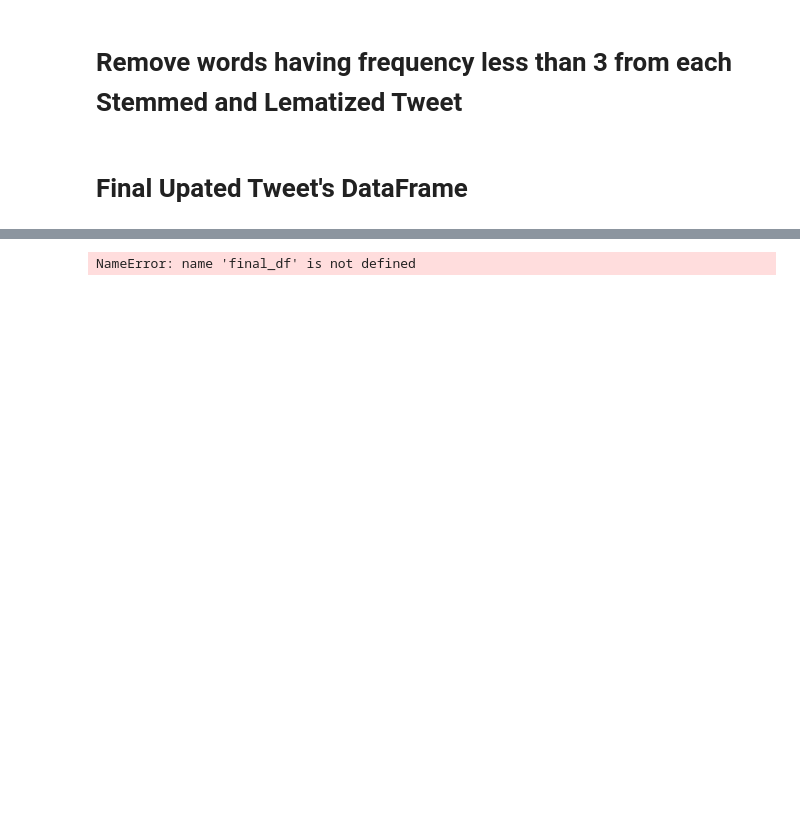
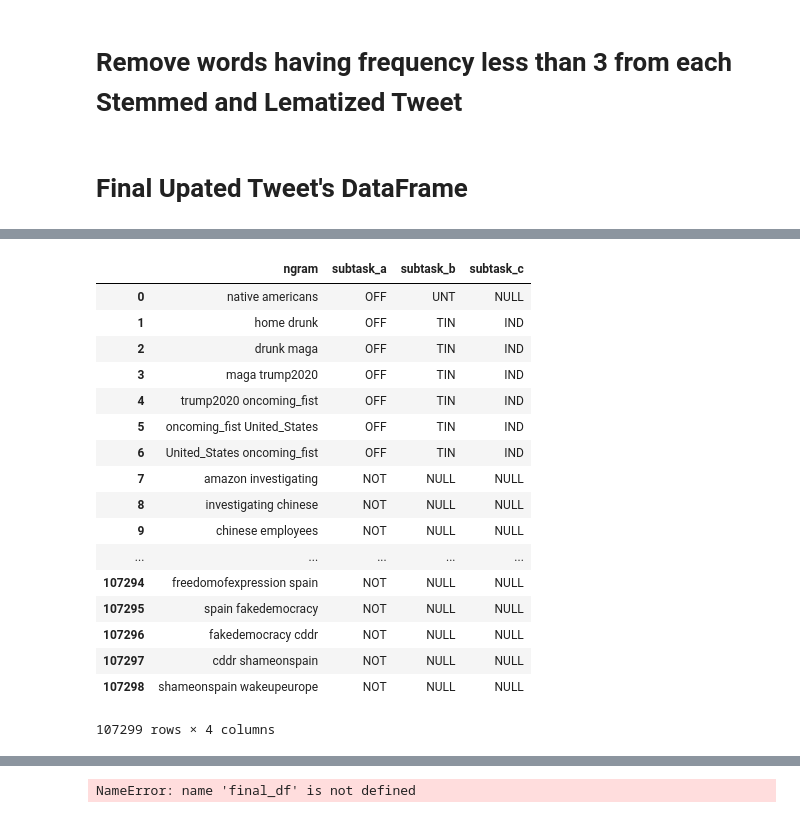
Before and after one commit to mhaiskarshridhar/OffensEval-2019, a Jupyter notebook: SemEvaluation.ipynb, the cells around one changed output, grey strips where cells are left out. Cells and saved outputs as stored; diff of their text form; code cells hidden in the pictures; blank space fills up the shorter version.

Commit message:
Added N Gram function using TextBlob

```diff
--- a/SemEvaluation.ipynb
+++ b/SemEvaluation.ipynb
@@ -335,3 +335,58 @@ df
 | 13238 | 27429 | 'pussy' | OFF | UNT | NULL | pussy | pussy | pussi | ... |
 | 13239 | 46552 | '#spanishrevenge #justice #humanr... | NOT | NULL | NULL | #spanishrevenge #justice #humanri... | #spanishrevenge #justice #humanri... | # # justic # # freedomofexpress #... | ... |
 13240 rows × 12 columns
+# %%
+from textblob import TextBlob
+
+# Function to generate n-grams from sentences.
+def extract_ngrams(data, num):
+    n_grams = TextBlob(data).ngrams(num)
+    return [ ' '.join(grams) for grams in n_grams]
+
+def generate_ngram(df):
+    ngram_list=[]
+    ngram_subtask_a=[]
+    ngram_subtask_b=[]
+    ngram_subtask_c=[]
+
+    for i in range(len(df)):
+        querywords = df['tidy_tweet'][i].split()
+        resultwords  = [word for word in extract_ngrams(df['tidy_tweet'][i], 2)]
+
+        for words in resultwords:
+            ngram_list.append(words)
+            ngram_subtask_a.append(df['subtask_a'][i])
+            ngram_subtask_b.append(df['subtask_b'][i])
+            ngram_subtask_c.append(df['subtask_c'][i])
+
+    df_ngram=pd.DataFrame()
+    df_ngram['ngram']=ngram_list
+    df_ngram['subtask_a']=ngram_subtask_a
+    df_ngram['subtask_b']=ngram_subtask_b
+    df_ngram['subtask_c']=ngram_subtask_c
+
+    return df_ngram
+
+df_ngram=generate_ngram(df)
+
+df_ngram
+# df.update("'" + df[['tweet']].astype(str) + "'")
+# %% [output]
+|  | ngram | subtask_a | subtask_b | subtask_c |
+| 0 | native americans | OFF | UNT | NULL |
+| 1 | home drunk | OFF | TIN | IND |
+| 2 | drunk maga | OFF | TIN | IND |
+| 3 | maga trump2020 | OFF | TIN | IND |
+| 4 | trump2020 oncoming_fist | OFF | TIN | IND |
+| 5 | oncoming_fist United_States | OFF | TIN | IND |
+| 6 | United_States oncoming_fist | OFF | TIN | IND |
+| 7 | amazon investigating | NOT | NULL | NULL |
+| 8 | investigating chinese | NOT | NULL | NULL |
+| 9 | chinese employees | NOT | NULL | NULL |
+| ... | ... | ... | ... | ... |
+| 107294 | freedomofexpression spain | NOT | NULL | NULL |
+| 107295 | spain fakedemocracy | NOT | NULL | NULL |
+| 107296 | fakedemocracy cddr | NOT | NULL | NULL |
+| 107297 | cddr shameonspain | NOT | NULL | NULL |
+| 107298 | shameonspain wakeupeurope | NOT | NULL | NULL |
+107299 rows × 4 columns
```
Also changed, not shown: parts of 12 cells of this notebook.
